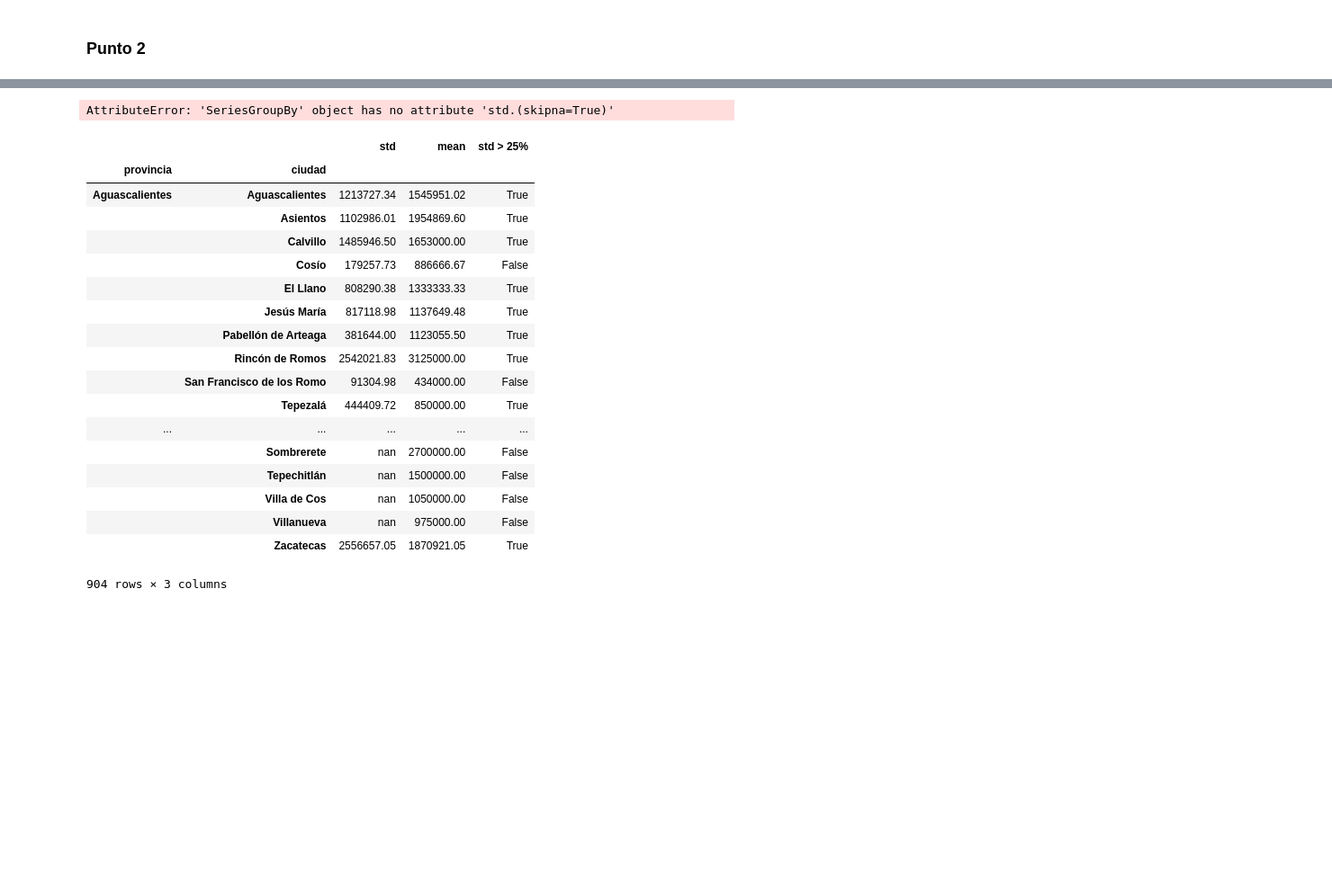
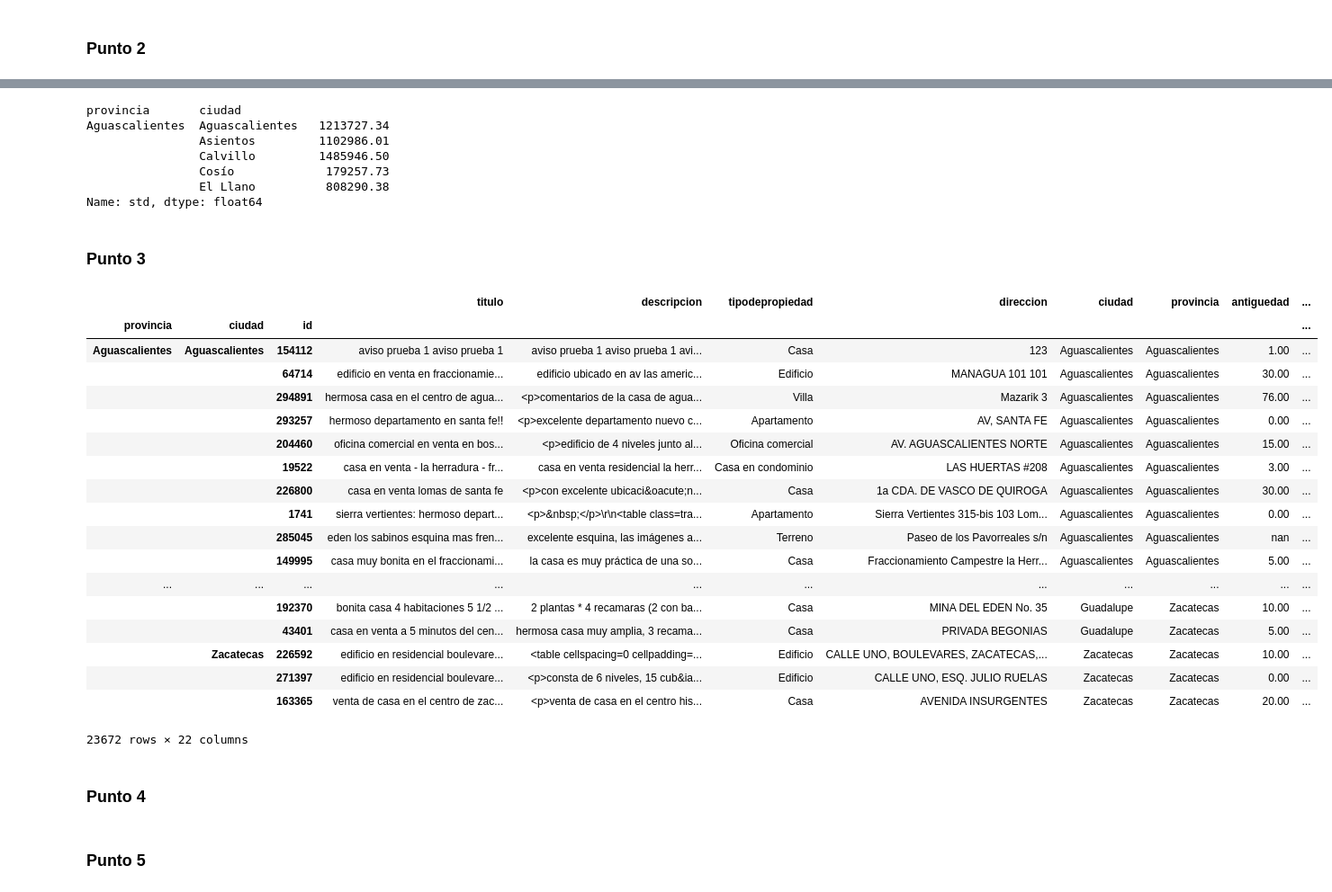
Before and after one commit to nbuzzano/7506-zonaprop, a Jupyter notebook: zonaprop-data-analysis.ipynb, the cells around one changed output, grey strips where cells are left out. Shown at 90% size. Drawn from its saved outputs; the diff is of its cells as text; code cells hidden in the pictures; blank space fills up the shorter version.

Commit message:
data analysis :: averiguo el 10% de casas mas caras y baratas por cada agrupacion de provincia y ciudad

```diff
--- a/zonaprop-data-analysis.ipynb
+++ b/zonaprop-data-analysis.ipynb
@@ -200,28 +172,19 @@ Name: precio, dtype: float64
 # %%
+df2 = df.copy()
 df2 = df2.groupby(['provincia','ciudad']).precio.agg(['std','mean'])#como parametrizo cuando paso asi las funciones ??
 df2['std > 25%'] = df2['std'] > (df2['mean'] * 0.25)
-#std nan ??????
+df2['std'].head()
+#
+# > std NaN ??????
+# > para los casos que da NaN se da que tiene 1 solo elemento o tiene > 1 pero el valor es el mismo entonces no tiene desviacion
+#
 # %% [output]
-AttributeError: 'SeriesGroupBy' object has no attribute 'std.(skipna=True)'
+provincia       ciudad
+Aguascalientes  Aguascalientes   1213727.34
+                Asientos         1102986.01
+                Calvillo         1485946.50
+                Cosío             179257.73
+                El Llano          808290.38
+Name: std, dtype: float64
-# %%
-df2
-# %% [output]
-|  |  | std | mean | std > 25% |
-| provincia | ciudad |  |  |  |
-| Aguascalientes | Aguascalientes | 1213727.34 | 1545951.02 | True |
-|  | Asientos | 1102986.01 | 1954869.60 | True |
-|  | Calvillo | 1485946.50 | 1653000.00 | True |
-|  | Cosío | 179257.73 | 886666.67 | False |
-|  | El Llano | 808290.38 | 1333333.33 | True |
-|  | Jesús María | 817118.98 | 1137649.48 | True |
-|  | Pabellón de Arteaga | 381644.00 | 1123055.50 | True |
-|  | Rincón de Romos | 2542021.83 | 3125000.00 | True |
-|  | San Francisco de los Romo | 91304.98 | 434000.00 | False |
-|  | Tepezalá | 444409.72 | 850000.00 | True |
-| ... | ... | ... | ... | ... |
-|  | Sombrerete | nan | 2700000.00 | False |
-|  | Tepechitlán | nan | 1500000.00 | False |
-|  | Villa de Cos | nan | 1050000.00 | False |
-|  | Villanueva | nan | 975000.00 | False |
-|  | Zacatecas | 2556657.05 | 1870921.05 | True |
-904 rows × 3 columns
+# %% [markdown]
+### Punto 3
@@ -227,0 +195,35 @@ df2
+# %%
+#para definir que es una "casa de alto valor" considero que dentro del rango de valor [min, max] de casas de una ciudad
+#se define una "casa de alto valor" la que este entre max o (max * 0.90)
+df3 = df.copy()
+df3.groupby(['provincia','ciudad']).apply(lambda _df: _df.nlargest(((_df.precio.count()*0.1)).astype('int64'),'precio'))
+
+# el lambda hace lo siguiente por cada agrupacion resultante del groupby:
+# (_df.precio.count()*0.1) encuentro el 10% del total de cada agrupacion
+# ((_df.precio.count()*0.1)).astype('int64') redondeo el nro a un entero
+# _df.nlargest(...,'precio') por cada agrupacion obtengo el 10% de los items de mayor precio
+#
+# TODO: hacer grafico de puntos usan latitud y longitud y pintando estos elementos de otro color
+#       para ver si se encuentran agrupados
+# %% [output]
+|  |  |  | titulo | descripcion | tipodepropiedad | direccion | ciudad | provincia | antiguedad | ... |
+| provincia | ciudad | id |  |  |  |  |  |  |  | ... |
+| Aguascalientes | Aguascalientes | 154112 | aviso prueba 1 aviso prueba 1 | aviso prueba 1 aviso prueba 1 avi... | Casa | 123 | Aguascalientes | Aguascalientes | 1.00 | ... |
+|  |  | 64714 | edificio en venta en fraccionamie... | edificio ubicado en av las americ... | Edificio | MANAGUA 101 101 | Aguascalientes | Aguascalientes | 30.00 | ... |
+|  |  | 294891 | hermosa casa en el centro de agua... | <p>comentarios de la casa de agua... | Villa | Mazarik 3 | Aguascalientes | Aguascalientes | 76.00 | ... |
+|  |  | 293257 | hermoso departamento en santa fe!! | <p>excelente departamento nuevo c... | Apartamento | AV, SANTA FE | Aguascalientes | Aguascalientes | 0.00 | ... |
+|  |  | 204460 | oficina comercial en venta en bos... | <p>edificio de 4 niveles junto al... | Oficina comercial | AV. AGUASCALIENTES NORTE | Aguascalientes | Aguascalientes | 15.00 | ... |
+|  |  | 19522 | casa en venta - la herradura - fr... | casa en venta residencial la herr... | Casa en condominio | LAS HUERTAS #208 | Aguascalientes | Aguascalientes | 3.00 | ... |
+|  |  | 226800 | casa en venta lomas de santa fe | <p>con excelente ubicaci&oacute;n... | Casa | 1a CDA. DE VASCO DE QUIROGA | Aguascalientes | Aguascalientes | 30.00 | ... |
+|  |  | 1741 | sierra vertientes: hermoso depart... | <p>&nbsp;</p>\r\n<table class=tra... | Apartamento | Sierra Vertientes 315-bis 103 Lom... | Aguascalientes | Aguascalientes | 0.00 | ... |
+|  |  | 285045 | eden los sabinos esquina mas fren... | excelente esquina, las imágenes a... | Terreno | Paseo de los Pavorreales s/n | Aguascalientes | Aguascalientes | nan | ... |
+|  |  | 149995 | casa muy bonita en el fraccionami... | la casa es muy práctica de una so... | Casa | Fraccionamiento Campestre la Herr... | Aguascalientes | Aguascalientes | 5.00 | ... |
+| ... | ... | ... | ... | ... | ... | ... | ... | ... | ... | ... |
+|  |  | 192370 | bonita casa 4 habitaciones 5 1/2 ... | 2 plantas * 4 recamaras (2 con ba... | Casa | MINA DEL EDEN No. 35 | Guadalupe | Zacatecas | 10.00 | ... |
+|  |  | 43401 | casa en venta a 5 minutos del cen... | hermosa casa muy amplia, 3 recama... | Casa | PRIVADA BEGONIAS | Guadalupe | Zacatecas | 5.00 | ... |
+|  | Zacatecas | 226592 | edificio en residencial boulevare... | <table cellspacing=0 cellpadding=... | Edificio | CALLE UNO, BOULEVARES, ZACATECAS,... | Zacatecas | Zacatecas | 10.00 | ... |
+|  |  | 271397 | edificio en residencial boulevare... | <p>consta de 6 niveles, 15 cub&ia... | Edificio | CALLE UNO, ESQ. JULIO RUELAS | Zacatecas | Zacatecas | 0.00 | ... |
+|  |  | 163365 | venta de casa en el centro de zac... | <p>venta de casa en el centro his... | Casa | AVENIDA INSURGENTES | Zacatecas | Zacatecas | 20.00 | ... |
+23672 rows × 22 columns
+# %% [markdown]
+### Punto 4
@@ -227,0 +234,2 @@ df2
+# %% [markdown]
+### Punto 5
```
Also changed, not shown: parts of 19 cells of this notebook.
